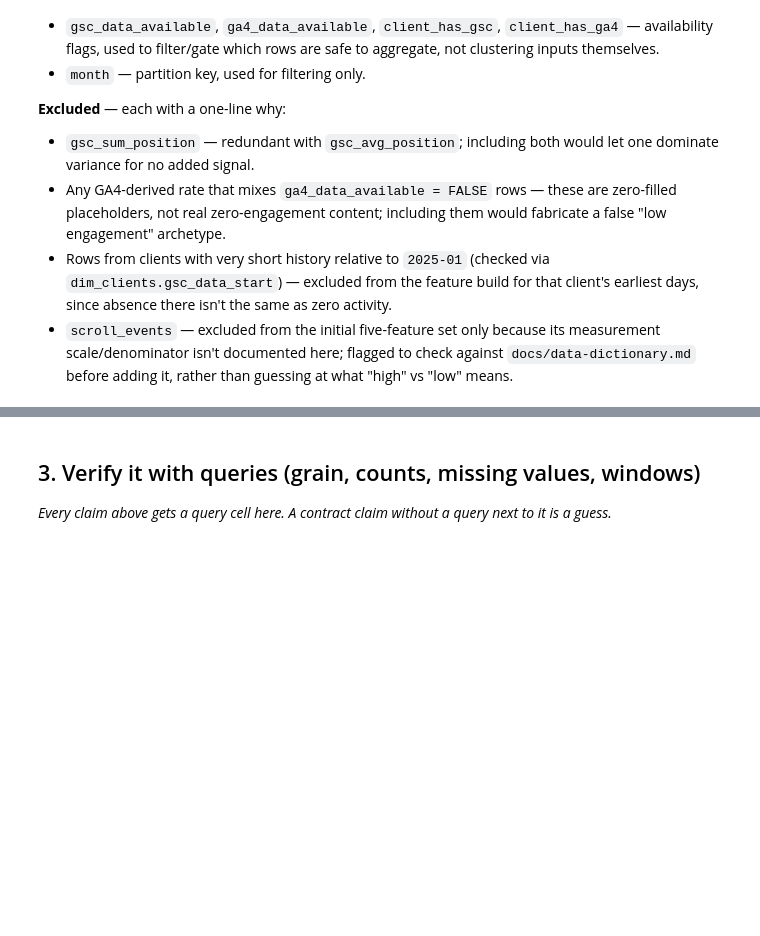
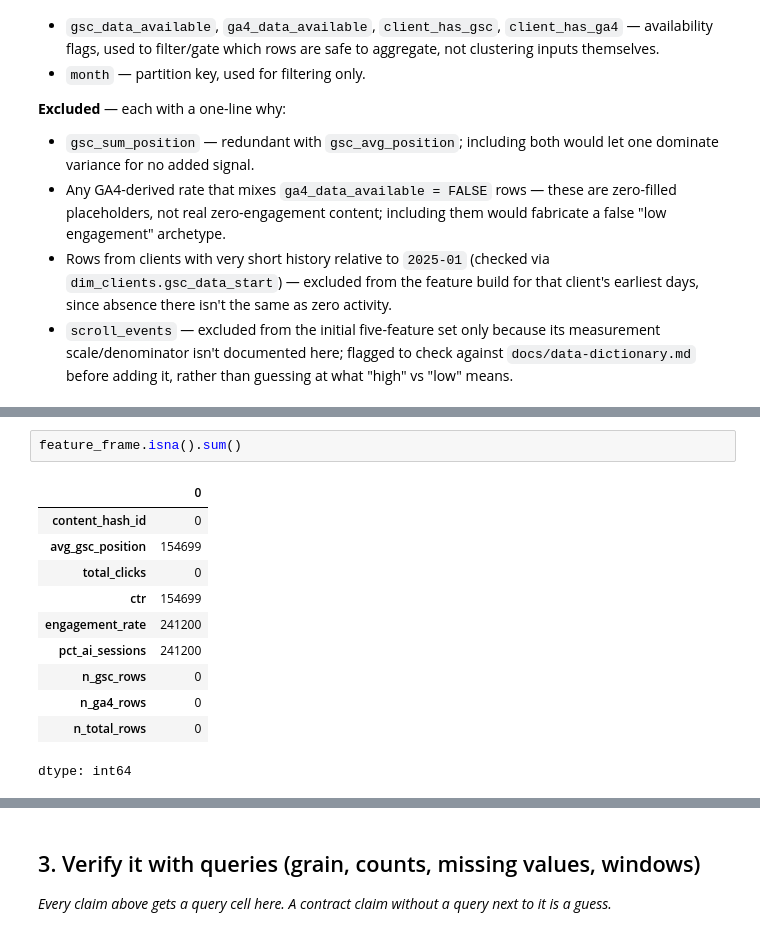
Before and after one commit to zainkhan-dev/flyrank-ml-internship-week1, a Jupyter notebook: work/notebooks/w03_data_contract.ipynb, the cells around one changed output, grey strips where cells are left out. Cells and saved outputs as stored; diff of their text form; blank space fills up the shorter version.

```diff
--- a/work/notebooks/w03_data_contract.ipynb
+++ b/work/notebooks/w03_data_contract.ipynb
@@ -121,0 +171,14 @@ FROM read_parquet('hf://datasets/FlyRank/internship-warehouse/fact_content_daily
+# %%
+feature_frame.isna().sum()
+# %% [output]
+|  | 0 |
+| content_hash_id | 0 |
+| avg_gsc_position | 154699 |
+| total_clicks | 0 |
+| ctr | 154699 |
+| engagement_rate | 241200 |
+| pct_ai_sessions | 241200 |
+| n_gsc_rows | 0 |
+| n_ga4_rows | 0 |
+| n_total_rows | 0 |
+dtype: int64
```
Also changed, not shown: parts of 13 cells of this notebook.
